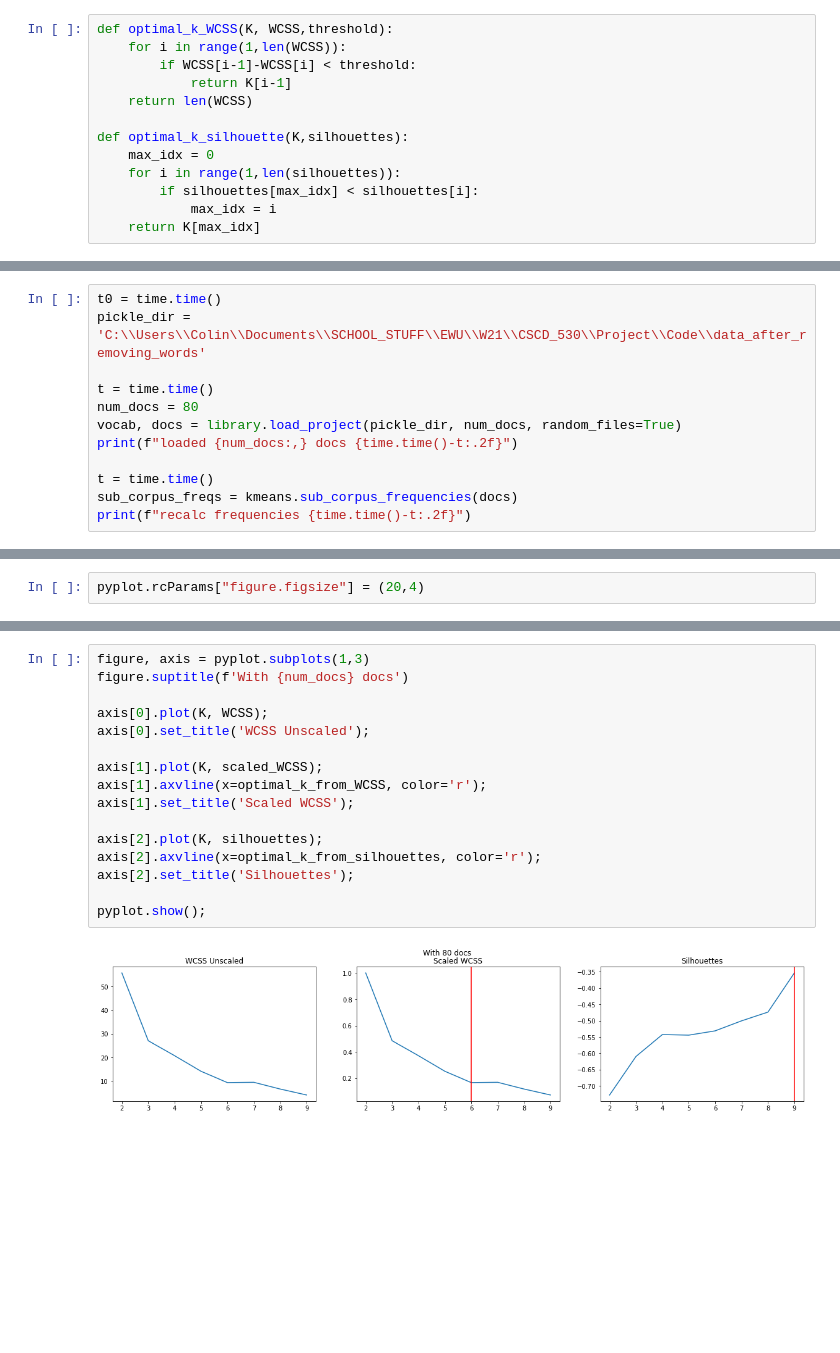
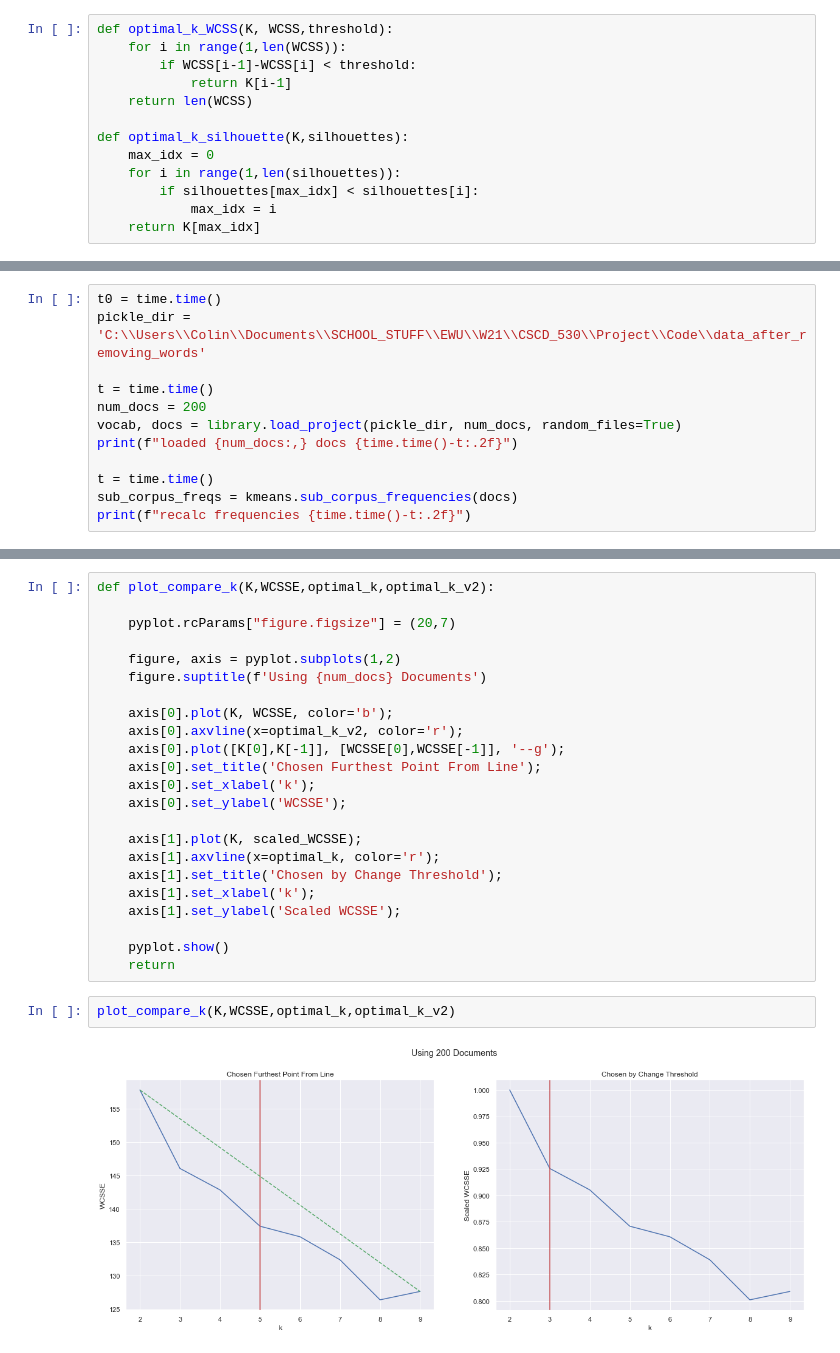
Before and after one commit to use/cord19clustering, a Jupyter notebook: optimalk.ipynb, the cells around one changed output, grey strips where cells are left out. Cells and saved outputs as stored; diff of their text form; blank space fills up the shorter version.

Commit message:
plot finding k, clusters

```diff
--- a/optimalk.ipynb
+++ b/optimalk.ipynb
@@ -91,7 +112,7 @@ t0 = time.time()
 pickle_dir = 'C:\\Users\\Colin\\Documents\\SCHOOL_STUFF\\EWU\\W21\\CSCD_530\\Project\\Code\\data_after_removing_words'
 
 t = time.time()
-num_docs = 80
+num_docs = 200
 vocab, docs = library.load_project(pickle_dir, num_docs, random_files=True)
 print(f"loaded {num_docs:,} docs {time.time()-t:.2f}")
 
@@ -143,2 +159,0 @@ WCSSE 0.01
-# %%
-pyplot.rcParams["figure.figsize"] = (20,4)
@@ -181,18 +160,27 @@ pyplot.show();
-# %%
-figure, axis = pyplot.subplots(1,3)
-figure.suptitle(f'With {num_docs} docs')
-
-axis[0].plot(K, WCSS);
-axis[0].set_title('WCSS Unscaled');
-
-axis[1].plot(K, scaled_WCSS);
-axis[1].axvline(x=optimal_k_from_WCSS, color='r');
-axis[1].set_title('Scaled WCSS');
-
-axis[2].plot(K, silhouettes);
-axis[2].axvline(x=optimal_k_from_silhouettes, color='r');
-axis[2].set_title('Silhouettes');
-
-pyplot.show();
-# %% [output]
-[figure, removed]
+# %%
+def plot_compare_k(K,WCSSE,optimal_k,optimal_k_v2):
+
+    pyplot.rcParams["figure.figsize"] = (20,7)
+
+    figure, axis = pyplot.subplots(1,2)
+    figure.suptitle(f'Using {num_docs} Documents')
+
+    axis[0].plot(K, WCSSE, color='b');
+    axis[0].axvline(x=optimal_k_v2, color='r');
+    axis[0].plot([K[0],K[-1]], [WCSSE[0],WCSSE[-1]], '--g');
+    axis[0].set_title('Chosen Furthest Point From Line');
+    axis[0].set_xlabel('k');
+    axis[0].set_ylabel('WCSSE');
+
+    axis[1].plot(K, scaled_WCSSE);
+    axis[1].axvline(x=optimal_k, color='r');
+    axis[1].set_title('Chosen by Change Threshold');
+    axis[1].set_xlabel('k');
+    axis[1].set_ylabel('Scaled WCSSE');
+
+    pyplot.show()
+    return
+# %%
+plot_compare_k(K,WCSSE,optimal_k,optimal_k_v2)
+# %% [output]
+[figure, added]
```
Also changed, not shown: parts of 10 cells of this notebook, 3 other files.
